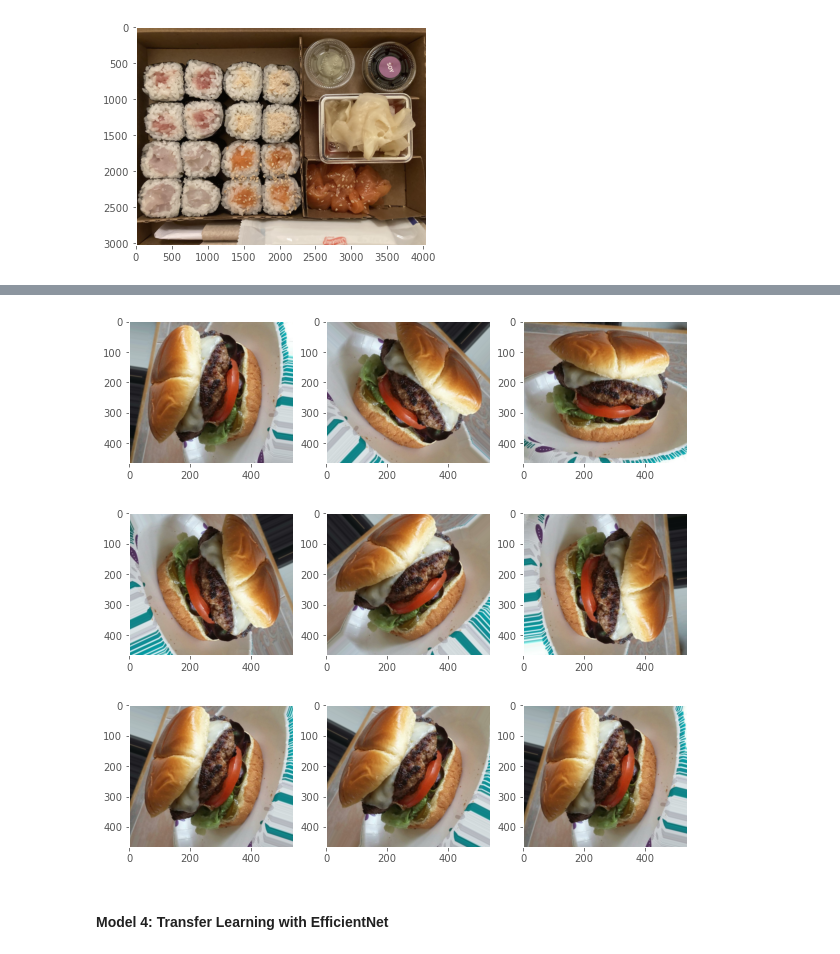
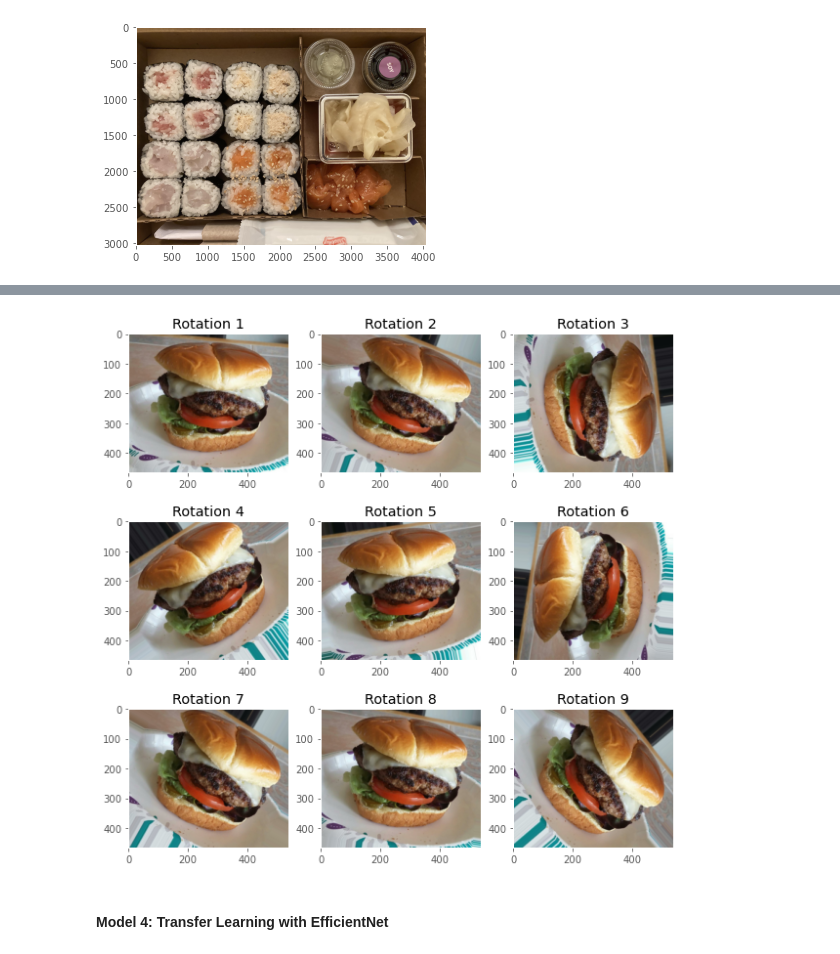
Before and after one commit to choiseun/food-image-classification-via-CNNs, a Jupyter notebook: code/03-preprocessing-modeling-data-visualization-eda.ipynb, the cells around one changed output, grey strips where cells are left out. Drawn from its saved outputs; the diff is of its cells as text; code cells hidden in the pictures.

Commit message:
effnet fixed

```diff
--- a/code/03-preprocessing-modeling-data-visualization-eda.ipynb
+++ b/code/03-preprocessing-modeling-data-visualization-eda.ipynb
@@ -571,0 +668,21 @@ plt.show()
+# %%
+# Plot multiclass confusion matrix
+preds4 = effnet.predict(X_test, batch_size=8)
+preds4 = np.argmax(preds4, axis=1)
+
+cm4 = confusion_matrix(y_test.argmax(axis=1), preds4)
+plt.imshow(cm4, cmap='Blues', interpolation='nearest')
+
+plt.title('Confusion Matrix')
+plt.xlabel('Predicted Labels')
+plt.ylabel('True Labels')
+plt.xticks(np.arange(len(cm4)), ['Burgers', 'Hotdogs', 'Pizza', 'Tacos', 'Sushi'], rotation=45, size='large')
+plt.yticks(np.arange(len(cm4)), ['Burgers', 'Hotdogs', 'Pizza', 'Tacos', 'Sushi'], rotation=45, size='large')
+plt.grid(None)
+plt.colorbar()
+
+for i in range(len(cm4)):
+    for j in range(len(cm4)):
+        plt.text(j, i, cm4[i, j], ha='center', va='center', size='large')
+
+plt.show()
@@ -664,23 +786,24 @@ plt.grid(None)
 # %%
 # Referenced: https://machinelearningmastery.com/how-to-configure-image-data-augmentation-when-training-deep-learning-neural-networks/
 # Example of image data augmentation - random rotation
 ex_img = load_img('../images/burgers/burgers_14.png')
 data = img_to_array(ex_img)
 sample = expand_dims(data, 0)
 aug_gen = ImageDataGenerator(rotation_range=90)
 it = aug_gen.flow(sample, batch_size=1)
 plt.figure(figsize=(10,10))
 
 for i in range(9):
     plt.subplot(330 + 1 + i)
     batch = it.next()
     img = batch[0].astype('uint8')
     plt.grid(None)
+    plt.title(f'Rotation {i+1}')
     plt.imshow(img)
 
 plt.show();
 # %% [output]
-[figure, old version]
+[figure, new version]
 # %% [markdown]
 #### Model 4: Transfer Learning with EfficientNet
 # %%
```
Also changed, not shown: parts of 27 cells of this notebook.
